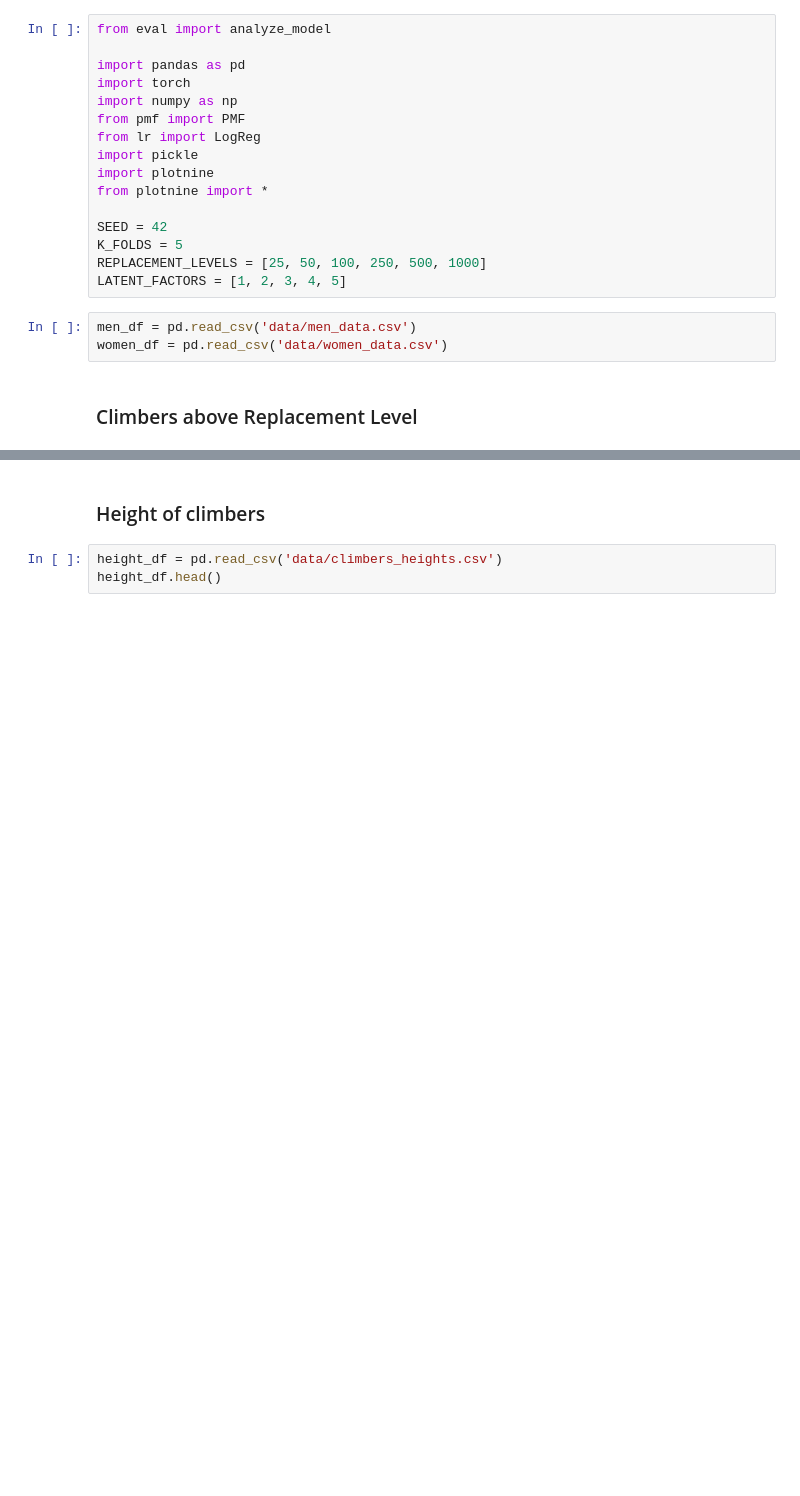
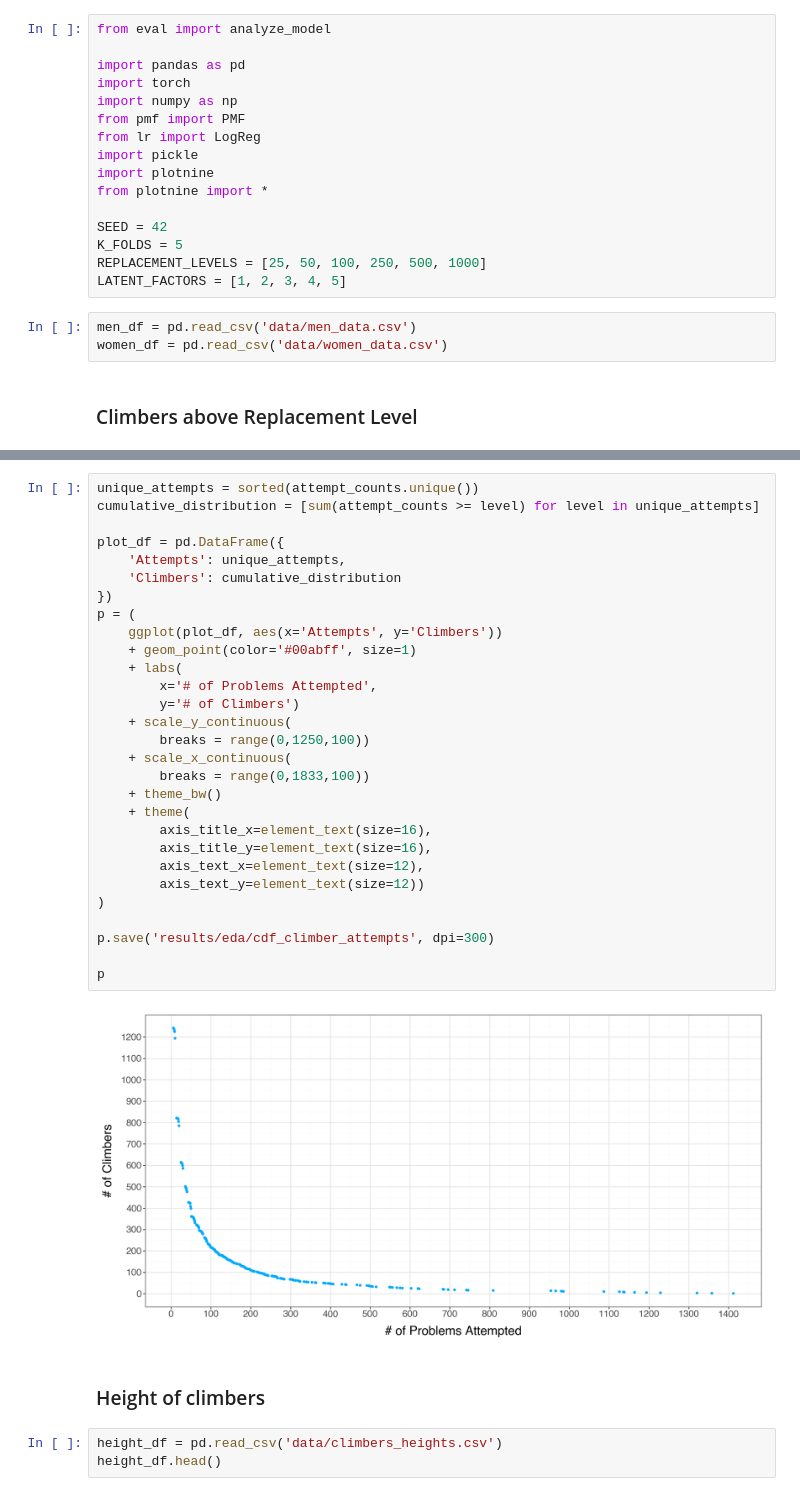
Before and after one commit to baronet2/boulder2vec, a Jupyter notebook: eda.ipynb, the cells around one changed output, grey strips where cells are left out. Saved outputs shown, nothing was run; the diff lists cells and outputs as text; blank space fills up the shorter version.

```diff
--- a/eda.ipynb
+++ b/eda.ipynb
@@ -96,3 +75,34 @@ plot_df
+# %%
+unique_attempts = sorted(attempt_counts.unique())
+cumulative_distribution = [sum(attempt_counts >= level) for level in unique_attempts]
+
+plot_df = pd.DataFrame({
+    'Attempts': unique_attempts,
+    'Climbers': cumulative_distribution
+})
+p = (
+    ggplot(plot_df, aes(x='Attempts', y='Climbers'))
+    + geom_point(color='#00abff', size=1)
+    + labs(
+        x='# of Problems Attempted',
+        y='# of Climbers')
+    + scale_y_continuous(
+        breaks = range(0,1250,100))
+    + scale_x_continuous(
+        breaks = range(0,1833,100))
+    + theme_bw()
+    + theme(
+        axis_title_x=element_text(size=16),
+        axis_title_y=element_text(size=16),
+        axis_text_x=element_text(size=12),
+        axis_text_y=element_text(size=12))
+)
+
+p.save('results/eda/cdf_climber_attempts', dpi=300)
+
+p
+# %% [output]
+[figure, added]
 # %% [markdown]
 ### Height of climbers
 # %%
```
Also changed, not shown: parts of 9 cells of this notebook.
